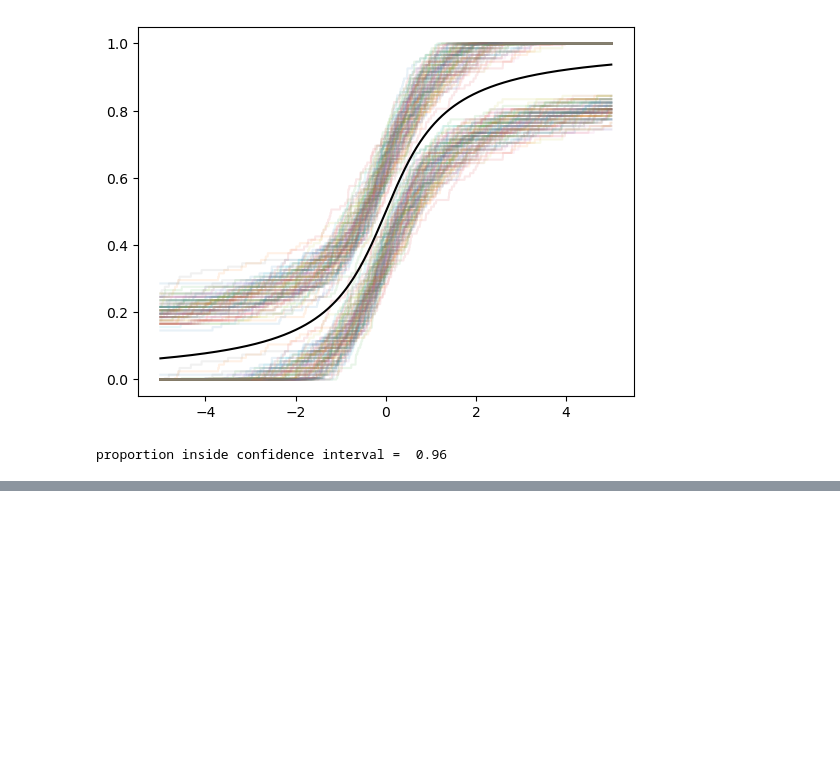
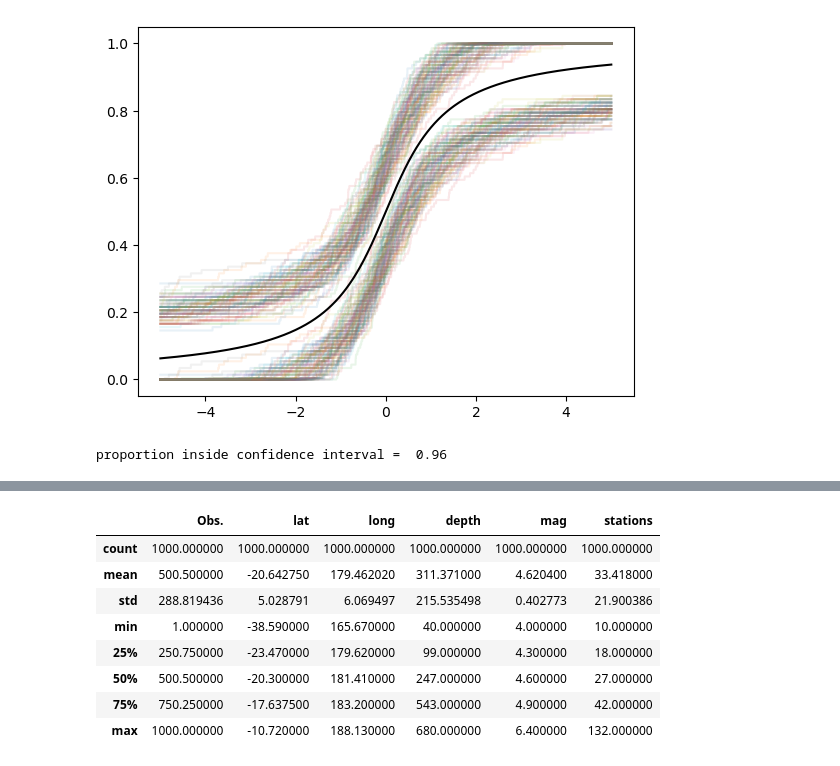
Before and after one commit to Stephen-Hodgson/All_of_Statistics, a Jupyter notebook: 7_Estimating_cdf_and_Statistical_Functionals.ipynb, the cells around one changed output, grey strips where cells are left out. Saved outputs shown, nothing was run; the diff lists cells and outputs as text; code cells hidden in the pictures; blank space fills up the shorter version.

```diff
--- a/7_Estimating_cdf_and_Statistical_Functionals.ipynb
+++ b/7_Estimating_cdf_and_Statistical_Functionals.ipynb
@@ -111,0 +116,14 @@ proportion inside confidence interval =  0.96
+# %%
+eq_data = pd.read_csv('Fiji_Earthquate_Data.txt', sep='\t')
+print(eq_data.head())
+eq_data.describe()
+# %% [output]
+|  | Obs. | lat | long | depth | mag | stations |
+| count | 1000.000000 | 1000.000000 | 1000.000000 | 1000.000000 | 1000.000000 | 1000.000000 |
+| mean | 500.500000 | -20.642750 | 179.462020 | 311.371000 | 4.620400 | 33.418000 |
+| std | 288.819436 | 5.028791 | 6.069497 | 215.535498 | 0.402773 | 21.900386 |
+| min | 1.000000 | -38.590000 | 165.670000 | 40.000000 | 4.000000 | 10.000000 |
+| 25% | 250.750000 | -23.470000 | 179.620000 | 99.000000 | 4.300000 | 18.000000 |
+| 50% | 500.500000 | -20.300000 | 181.410000 | 247.000000 | 4.600000 | 27.000000 |
+| 75% | 750.250000 | -17.637500 | 183.200000 | 543.000000 | 4.900000 | 42.000000 |
+| max | 1000.000000 | -10.720000 | 188.130000 | 680.000000 | 6.400000 | 132.000000 |
```
Also changed, not shown: parts of 25 cells of this notebook, 12 other files.
